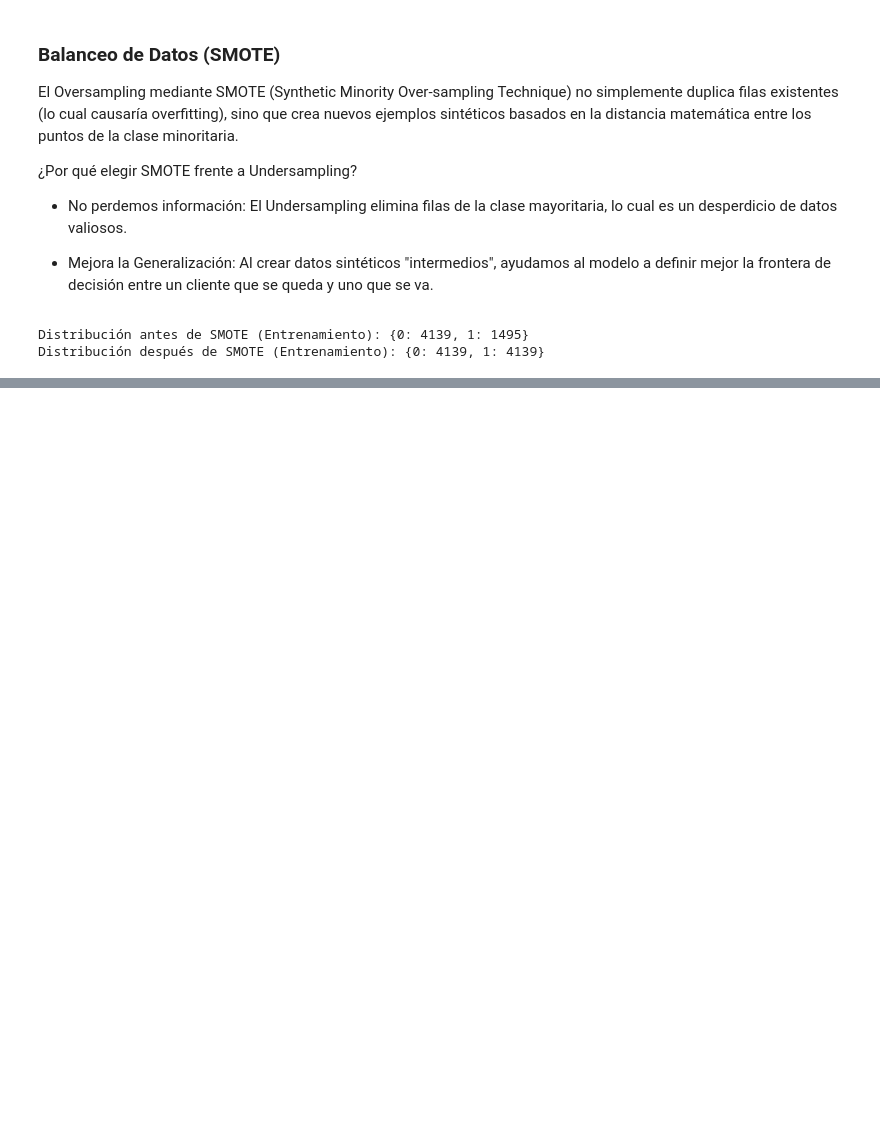
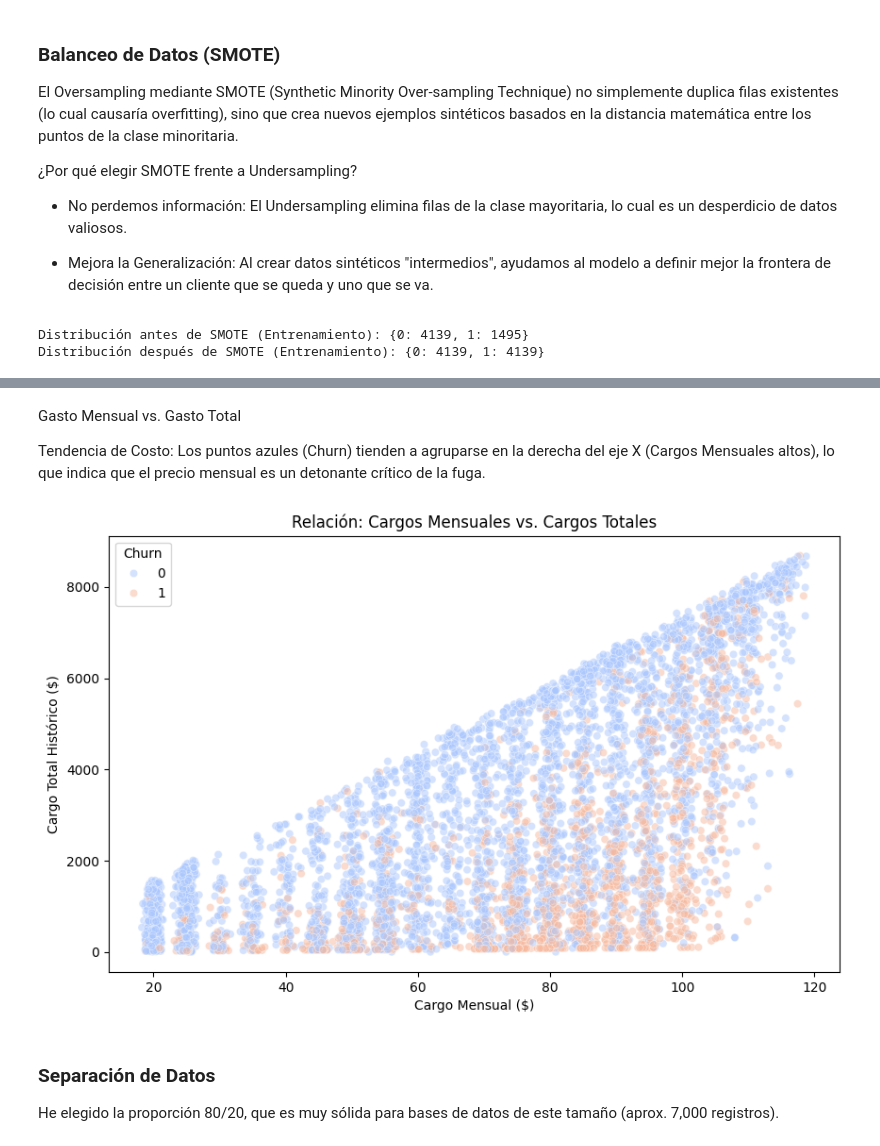
Before and after one commit to DaniGa-Mo/Challenge_TelecomX_2, a Jupyter notebook: Challenge_2_final.ipynb, the cells around one changed output, grey strips where cells are left out. Drawn from its saved outputs; the diff is of its cells as text; code cells hidden in the pictures; blank space fills up the shorter version.

```diff
--- a/Challenge_2_final.ipynb
+++ b/Challenge_2_final.ipynb
@@ -259,0 +339,17 @@ Name: Churn, dtype: float64
+# %% [markdown]
+Gasto Mensual vs. Gasto Total
+
+Tendencia de Costo: Los puntos azules (Churn) tienden a agruparse en la derecha del eje X (Cargos Mensuales altos), lo que indica que el precio mensual es un detonante crítico de la fuga.
+# %%
+plt.figure(figsize=(10, 6))
+sns.scatterplot(x='account.Charges.Monthly', y='account.Charges.Total', hue='Churn', data=df, alpha=0.5, palette='coolwarm')
+plt.title('Relación: Cargos Mensuales vs. Cargos Totales')
+plt.xlabel('Cargo Mensual ($)')
+plt.ylabel('Cargo Total Histórico ($)')
+plt.show()
+# %% [output]
+[figure, added]
+# %% [markdown]
+### Separación de Datos
+
+He elegido la proporción 80/20, que es muy sólida para bases de datos de este tamaño (aprox. 7,000 registros).
```
Also changed, not shown: parts of 36 cells of this notebook.
